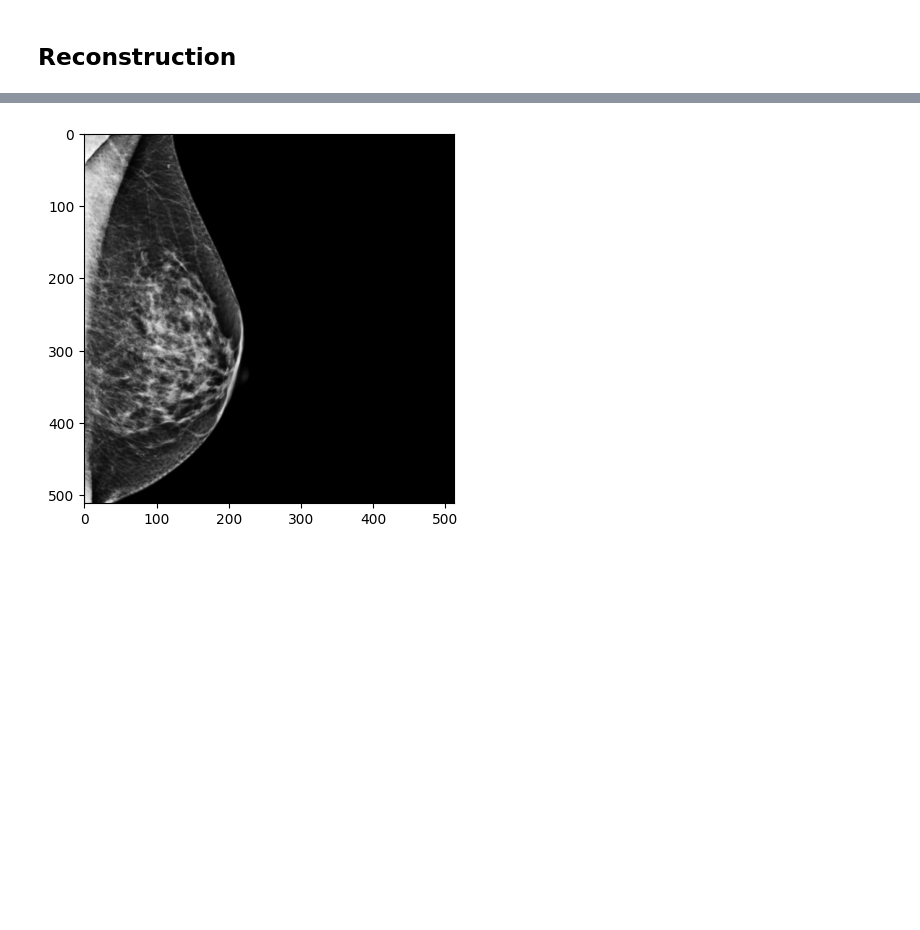
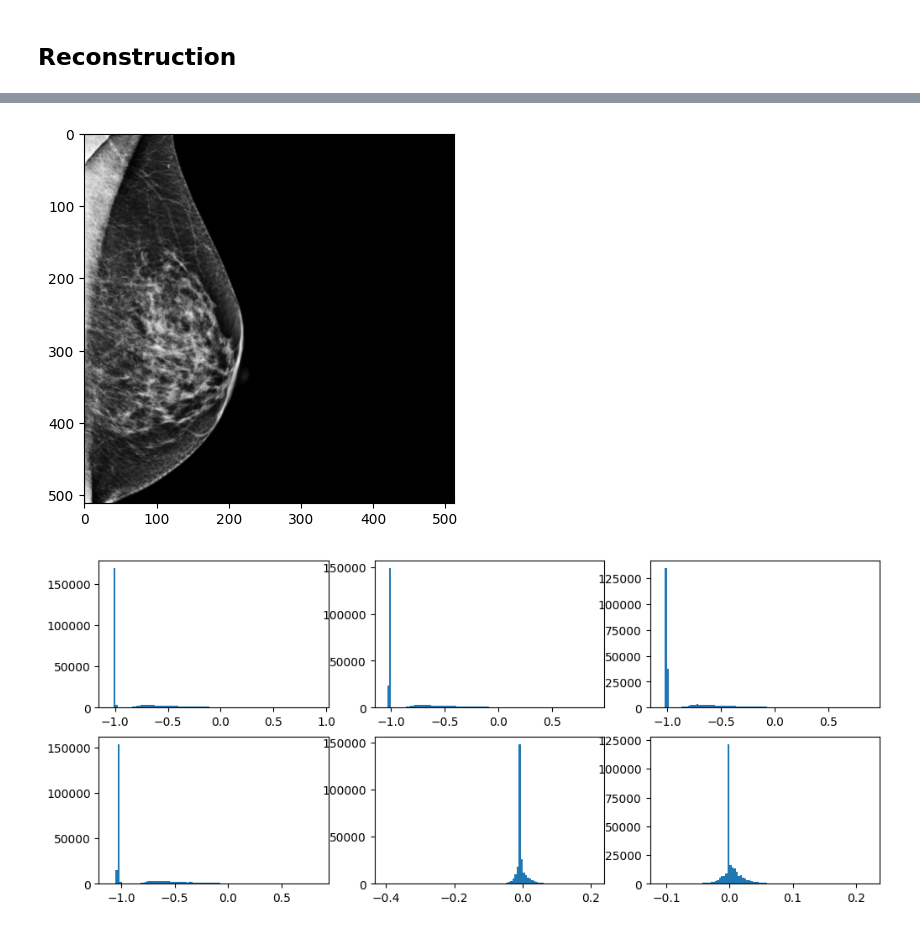
Before and after one commit to Likalto4/diffusion-models_master, a Jupyter notebook: dataset_analysis/playground.ipynb, the cells around one changed output, grey strips where cells are left out. Drawn from its saved outputs; the diff is of its cells as text; code cells hidden in the pictures; blank space fills up the shorter version.

```diff
--- a/dataset_analysis/playground.ipynb
+++ b/dataset_analysis/playground.ipynb
@@ -213,26 +235,34 @@ fig.tight_layout()
 # %%
 # old expansion
 decompress_exp = latents_exp/vae.config.scaling_factor
 decompress_exp = vae.decode(decompress_exp).sample
 # new expansion
 decompress_2 = latents_2/vae.config.scaling_factor
 decompress_2 = vae.decode(decompress_2).sample
 
 # show decompressed images
 fig, axs = plt.subplots(2, 3, figsize=(12, 5))
 for i in range(3):
     axs[0,i].imshow(decompress_exp[0, i].detach().cpu().numpy(), cmap='gray')
     axs[1,i].imshow(decompress_2[0, i].detach().cpu().numpy(), cmap='gray')
 plt.figure()
 plt.imshow(batch[0,0].detach().cpu().numpy(), cmap='gray')
 
-# save decompressed images individually
+# show histogram decompressed images
+fig, axs = plt.subplots(2, 3, figsize=(12, 5))
 for i in range(3):
-    plt.imsave(f'decompressed_{i}.png', decompress_exp[0, i].detach().cpu().numpy(), cmap='gray')
-    plt.imsave(f'decompressed_2_{i}.png', decompress_2[0, i].detach().cpu().numpy(), cmap='gray')
+    axs[0,i].hist(decompress_exp[0, i].detach().cpu().numpy().flatten(), bins=100)
+    axs[1,i].hist(decompress_2[0, i].detach().cpu().numpy().flatten(), bins=100)
+
+
+# # save decompressed images individually
+# for i in range(3):
+#     plt.imsave(f'decompressed_{i}.png', decompress_exp[0, i].detach().cpu().numpy(), cmap='gray')
+#     plt.imsave(f'decompressed_2_{i}.png', decompress_2[0, i].detach().cpu().numpy(), cmap='gray')
 # %% [output]
 [figure]
 [figure]
+[figure, added]
 # %%
 # check substractions between the two decompressed images with the original image
 fig, axs = plt.subplots(1, 2, figsize=(12, 5))
```
Also changed, not shown: parts of 12 cells of this notebook, 2 other files.
